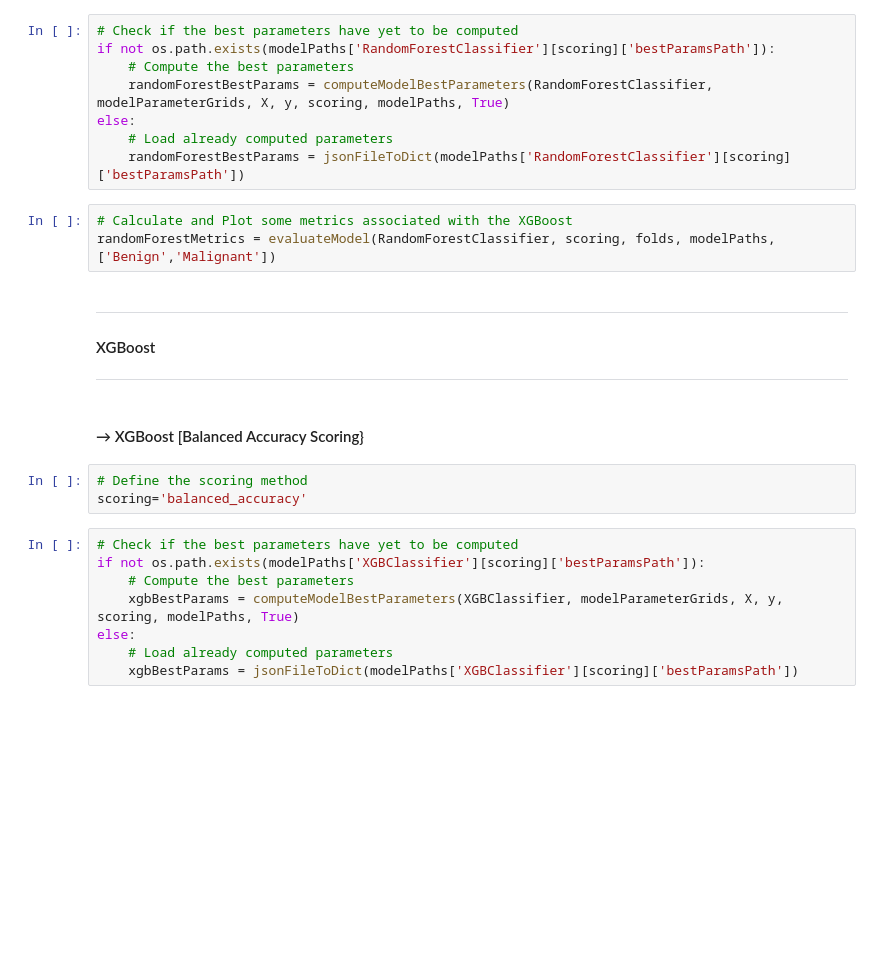
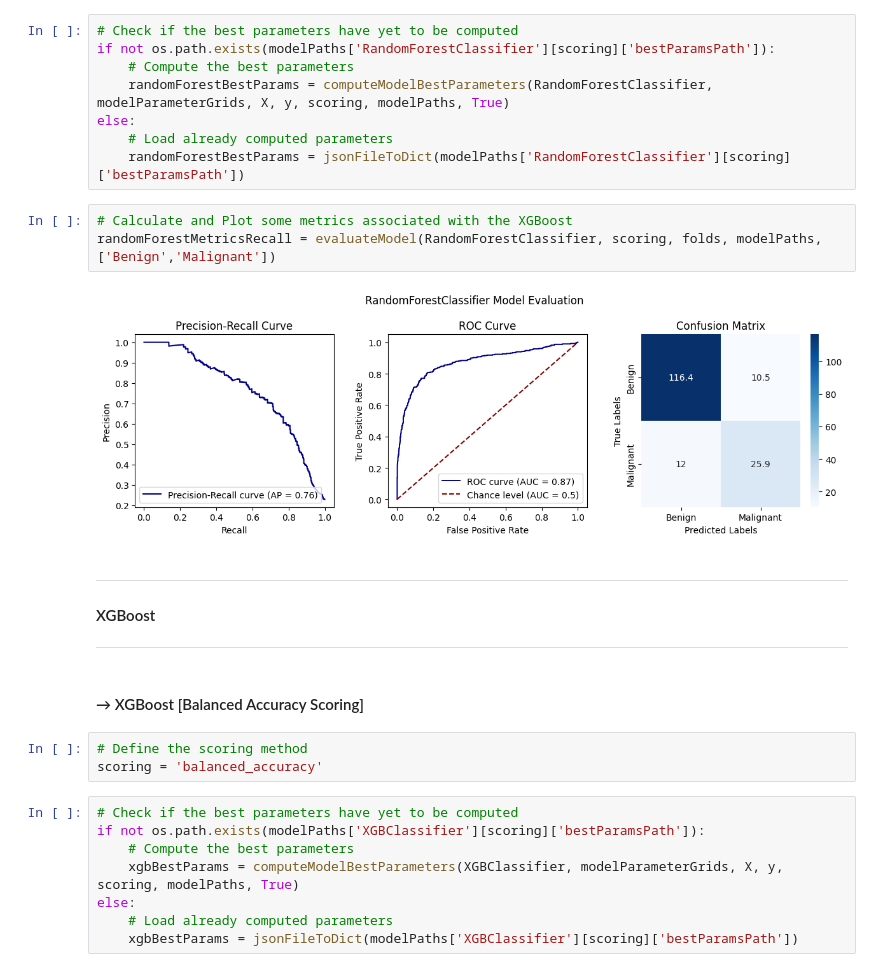
Before and after one commit to EstevesX10/Lung-Cancer-Classification-with-CT-Scans, a Jupyter notebook: Lung Cancer Classification with CT Scans/LungCancerClassification.ipynb, the cells around one changed output. Saved outputs shown, nothing was run; the diff lists cells and outputs as text; blank space fills up the shorter version.

```diff
--- a/Lung Cancer Classification with CT Scans/LungCancerClassification.ipynb
+++ b/Lung Cancer Classification with CT Scans/LungCancerClassification.ipynb
@@ -878,16 +871,18 @@ else:
     randomForestBestParams = jsonFileToDict(modelPaths['RandomForestClassifier'][scoring]['bestParamsPath'])
 # %%
 # Calculate and Plot some metrics associated with the XGBoost
-randomForestMetrics = evaluateModel(RandomForestClassifier, scoring, folds, modelPaths, ['Benign','Malignant'])
+randomForestMetricsRecall = evaluateModel(RandomForestClassifier, scoring, folds, modelPaths, ['Benign','Malignant'])
+# %% [output]
+[figure, added]
 # %% [markdown]
 ---
 #### XGBoost
 ---
 # %% [markdown]
-#### &rarr; XGBoost [Balanced Accuracy Scoring}
+#### &rarr; XGBoost [Balanced Accuracy Scoring]
 # %%
 # Define the scoring method
-scoring='balanced_accuracy'
+scoring = 'balanced_accuracy'
 # %%
 # Check if the best parameters have yet to be computed
 if not os.path.exists(modelPaths['XGBClassifier'][scoring]['bestParamsPath']):
```
Also changed, not shown: parts of 35 cells of this notebook.
